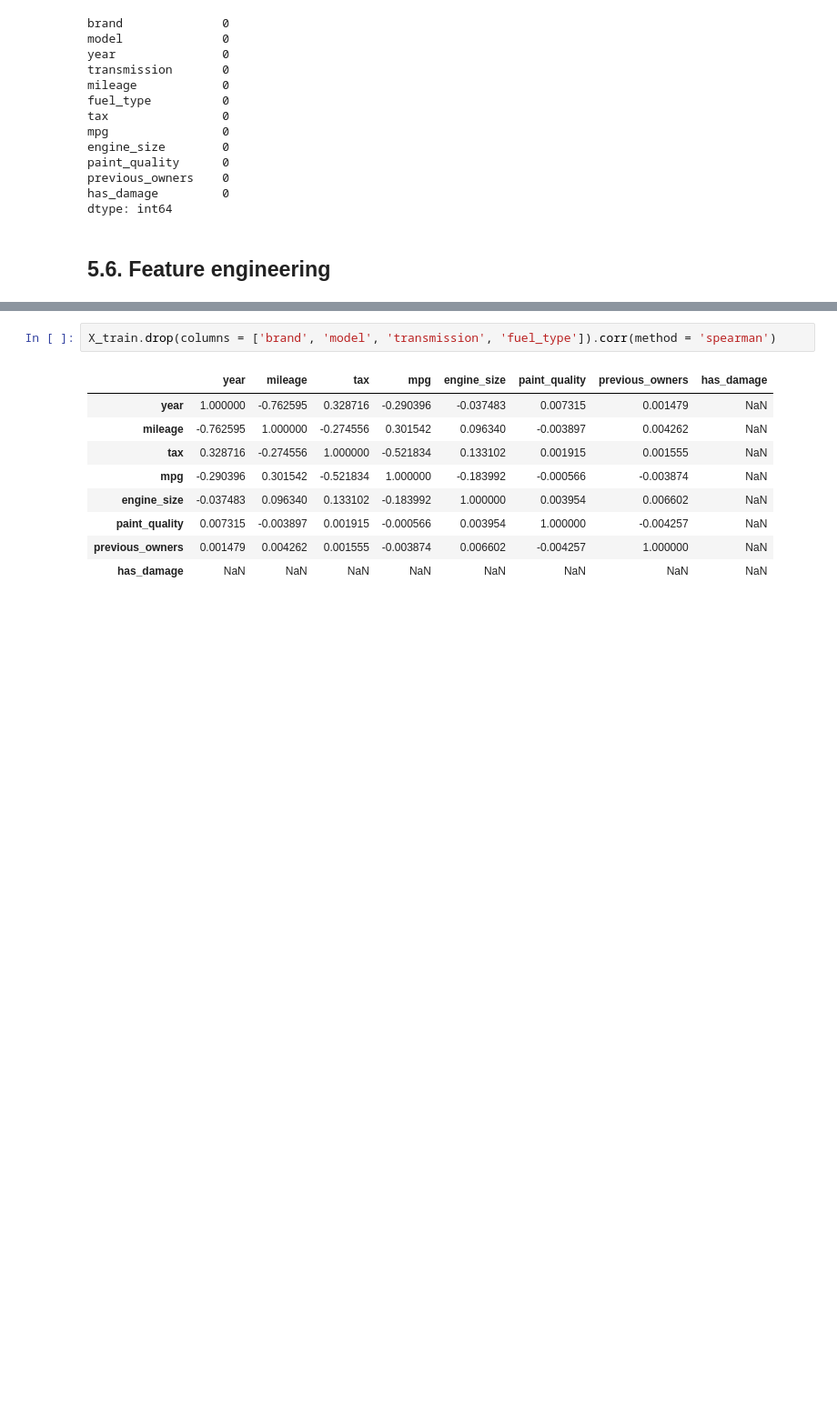
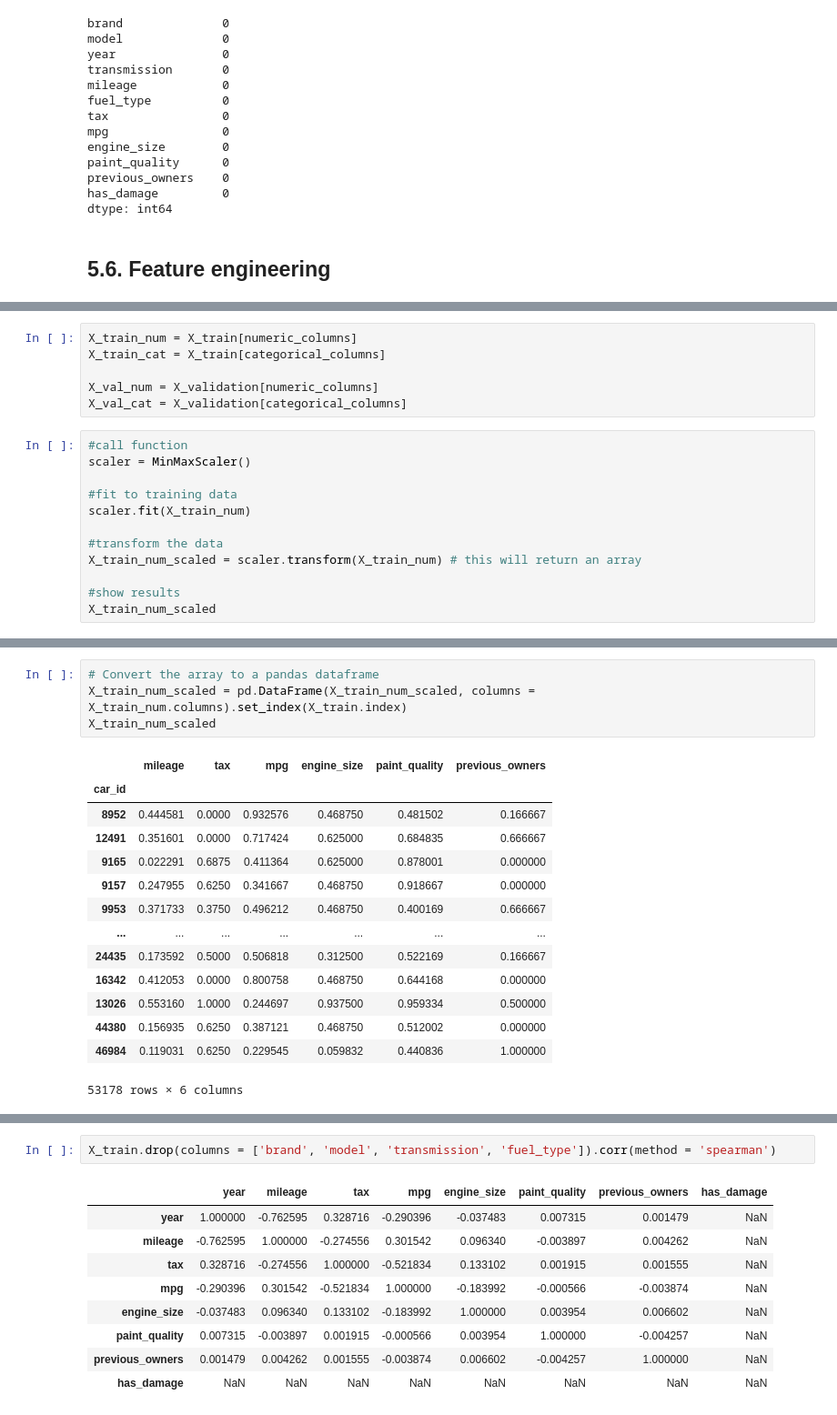
Before and after one commit to TheFriendlyTwin/Group14-Cars4You-Project, a Jupyter notebook: todo_28.10.ipynb, the cells around one changed output, grey strips where cells are left out. Shown at 91% size. Saved outputs shown, nothing was run; the diff lists cells and outputs as text; blank space fills up the shorter version.

```diff
--- a/todo_28.10.ipynb
+++ b/todo_28.10.ipynb
@@ -1465,0 +1468,18 @@ dtype: int64
+# %%
+X_train_num = X_train[numeric_columns]
+X_train_cat = X_train[categorical_columns]
+
+X_val_num = X_validation[numeric_columns]
+X_val_cat = X_validation[categorical_columns]
+# %%
+#call function
+scaler = MinMaxScaler()
+
+#fit to training data
+scaler.fit(X_train_num)
+
+#transform the data
+X_train_num_scaled = scaler.transform(X_train_num) # this will return an array
+
+#show results
+X_train_num_scaled
@@ -1465,0 +1500,19 @@ dtype: int64
+# %%
+# Convert the array to a pandas dataframe
+X_train_num_scaled = pd.DataFrame(X_train_num_scaled, columns = X_train_num.columns).set_index(X_train.index)
+X_train_num_scaled
+# %% [output]
+|  | mileage | tax | mpg | engine_size | paint_quality | previous_owners |
+| car_id |  |  |  |  |  |  |
+| 8952 | 0.444581 | 0.0000 | 0.932576 | 0.468750 | 0.481502 | 0.166667 |
+| 12491 | 0.351601 | 0.0000 | 0.717424 | 0.625000 | 0.684835 | 0.666667 |
+| 9165 | 0.022291 | 0.6875 | 0.411364 | 0.625000 | 0.878001 | 0.000000 |
+| 9157 | 0.247955 | 0.6250 | 0.341667 | 0.468750 | 0.918667 | 0.000000 |
+| 9953 | 0.371733 | 0.3750 | 0.496212 | 0.468750 | 0.400169 | 0.666667 |
+| ... | ... | ... | ... | ... | ... | ... |
+| 24435 | 0.173592 | 0.5000 | 0.506818 | 0.312500 | 0.522169 | 0.166667 |
+| 16342 | 0.412053 | 0.0000 | 0.800758 | 0.468750 | 0.644168 | 0.000000 |
+| 13026 | 0.553160 | 1.0000 | 0.244697 | 0.937500 | 0.959334 | 0.500000 |
+| 44380 | 0.156935 | 0.6250 | 0.387121 | 0.468750 | 0.512002 | 0.000000 |
+| 46984 | 0.119031 | 0.6250 | 0.229545 | 0.059832 | 0.440836 | 1.000000 |
+53178 rows × 6 columns
```
Also changed, not shown: parts of 9 cells of this notebook.
